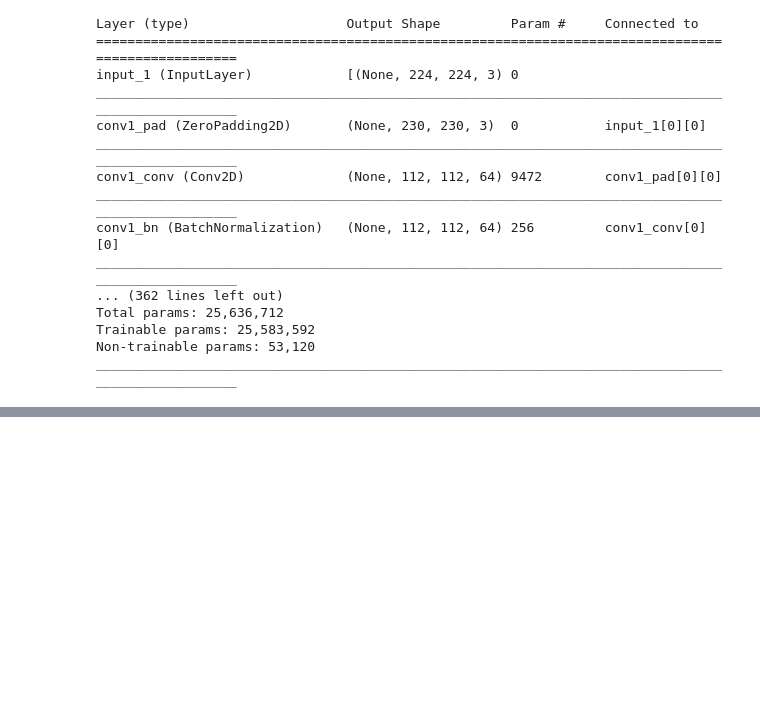
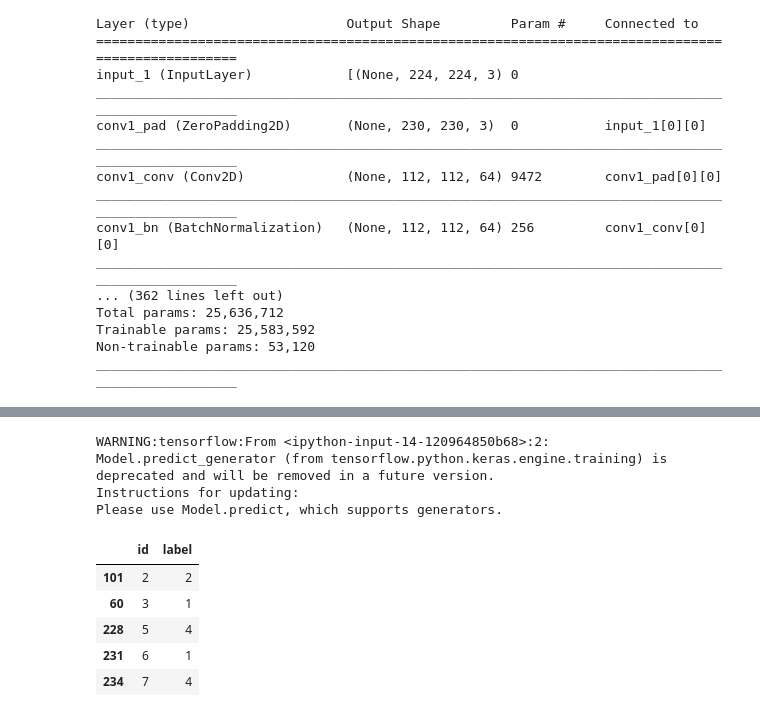
Before and after one commit to rootstrap/waste-classifier, a Jupyter notebook: test_resnet50.ipynb, the cells around one changed output, grey strips where cells are left out. Cells and saved outputs as stored; diff of their text form; code cells hidden in the pictures; blank space fills up the shorter version.

```diff
--- a/test_resnet50.ipynb
+++ b/test_resnet50.ipynb
@@ -98,0 +104,22 @@ model.compile(loss="binary_crossentropy", optimizer='adam', metrics=["accuracy"]
+# %%
+# train the model
+from tensorflow.keras.applications.resnet50 import preprocess_input
+from tensorflow.keras.preprocessing.image import ImageDataGenerator
+data_generator = ImageDataGenerator(preprocessing_function=preprocess_input)
+
+BS = 5
+train_generator = data_generator.flow_from_directory(
+        'dataset-resized/training/',
+        target_size=(224, 224),
+        batch_size=BS,
+        class_mode='categorical', shuffle=False)
+val_generator = data_generator.flow_from_directory(
+        'dataset-resized/val/',
+        target_size=(224, 224),
+        batch_size=BS,
+        class_mode='categorical', shuffle=False)
+test_generator = data_generator.flow_from_directory(
+        'dataset-resized/test/',
+        target_size=(224, 224),
+        batch_size=BS,
+        class_mode='categorical', shuffle=False)
@@ -99,3 +179,8 @@ model.compile(loss="binary_crossentropy", optimizer='adam', metrics=["accuracy"]
 # %%
-# TODO: test
-# pred = model.predict_generator(test_data)
+# test
+pred = model.predict_generator(test_generator)
+predicted_class_indices = np.argmax(pred, axis = 1)
+# %% [output]
+WARNING:tensorflow:From <ipython-input-14-120964850b68>:2: Model.predict_generator (from tensorflow.python.keras.engine.training) is deprecated and will be removed in a future version.
+Instructions for updating:
+Please use Model.predict, which supports generators.
@@ -108,0 +187,17 @@ model.compile(loss="binary_crossentropy", optimizer='adam', metrics=["accuracy"]
+# %%
+results_df = pd.DataFrame(
+    {
+        'id': pd.Series(test_generator.filenames),
+        'label': pd.Series(predicted_class_indices)
+    })
+results_df['id'] = results_df.id.str.extract('(\d+)')
+results_df['id'] = pd.to_numeric(results_df['id'], errors = 'coerce')
+results_df.sort_values(by='id', inplace = True)
+results_df.head()
+# %% [output]
+|  | id | label |
+| 101 | 2 | 2 |
+| 60 | 3 | 1 |
+| 228 | 5 | 4 |
+| 231 | 6 | 1 |
+| 234 | 7 | 4 |
```
Also changed, not shown: parts of 20 cells of this notebook, 2 other files.
